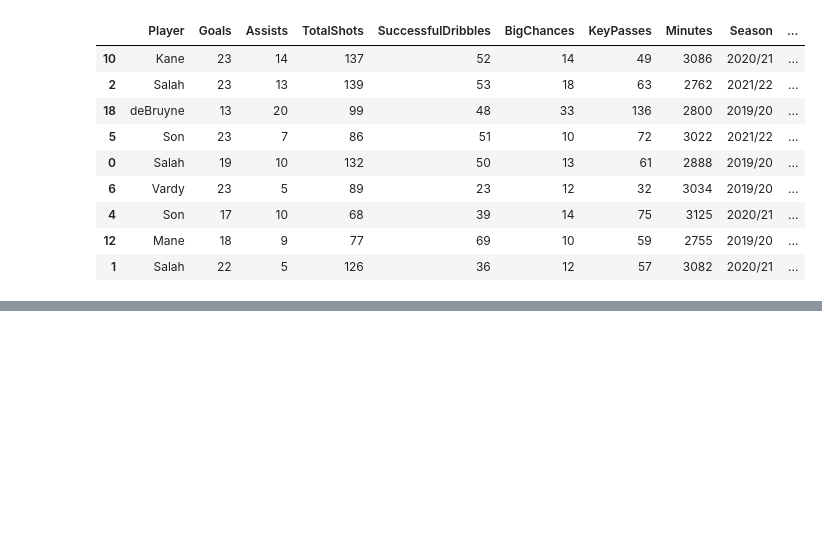
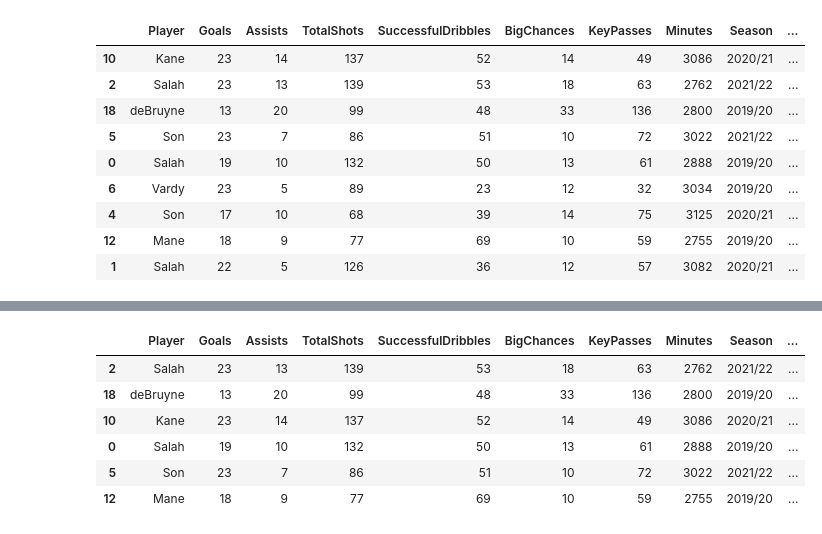
Before and after one commit to artpat96/Football-Analysis, a Jupyter notebook: Football Analysis.ipynb, the cells around one changed output, grey strips where cells are left out. Drawn from its saved outputs; the diff is of its cells as text; code cells hidden in the pictures; blank space fills up the shorter version.

```diff
--- a/Football Analysis.ipynb
+++ b/Football Analysis.ipynb
@@ -510,0 +504,14 @@ sns.pairplot(data=All, hue="Player")
+# %%
+GApM = All['GA']/All['Minutes']
+#add
+All['GApM'] = round(GApM,3)
+#get 5 best goals per minutes scorers
+All.sort_values(by=['GApM'], ascending = False).head(6)
+# %% [output]
+|  | Player | Goals | Assists | TotalShots | SuccessfulDribbles | BigChances | KeyPasses | Minutes | Season | ... |
+| 2 | Salah | 23 | 13 | 139 | 53 | 18 | 63 | 2762 | 2021/22 | ... |
+| 18 | deBruyne | 13 | 20 | 99 | 48 | 33 | 136 | 2800 | 2019/20 | ... |
+| 10 | Kane | 23 | 14 | 137 | 52 | 14 | 49 | 3086 | 2020/21 | ... |
+| 0 | Salah | 19 | 10 | 132 | 50 | 13 | 61 | 2888 | 2019/20 | ... |
+| 5 | Son | 23 | 7 | 86 | 51 | 10 | 72 | 3022 | 2021/22 | ... |
+| 12 | Mane | 18 | 9 | 77 | 69 | 10 | 59 | 2755 | 2019/20 | ... |
```
Also changed, not shown: parts of 15 cells of this notebook.
